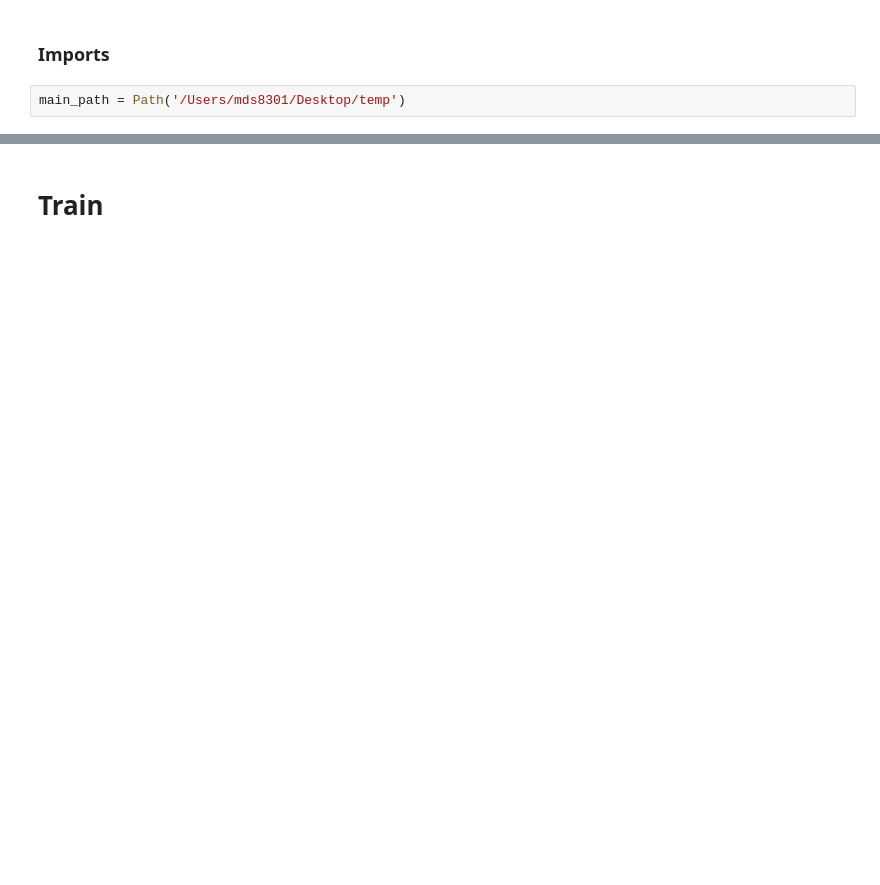
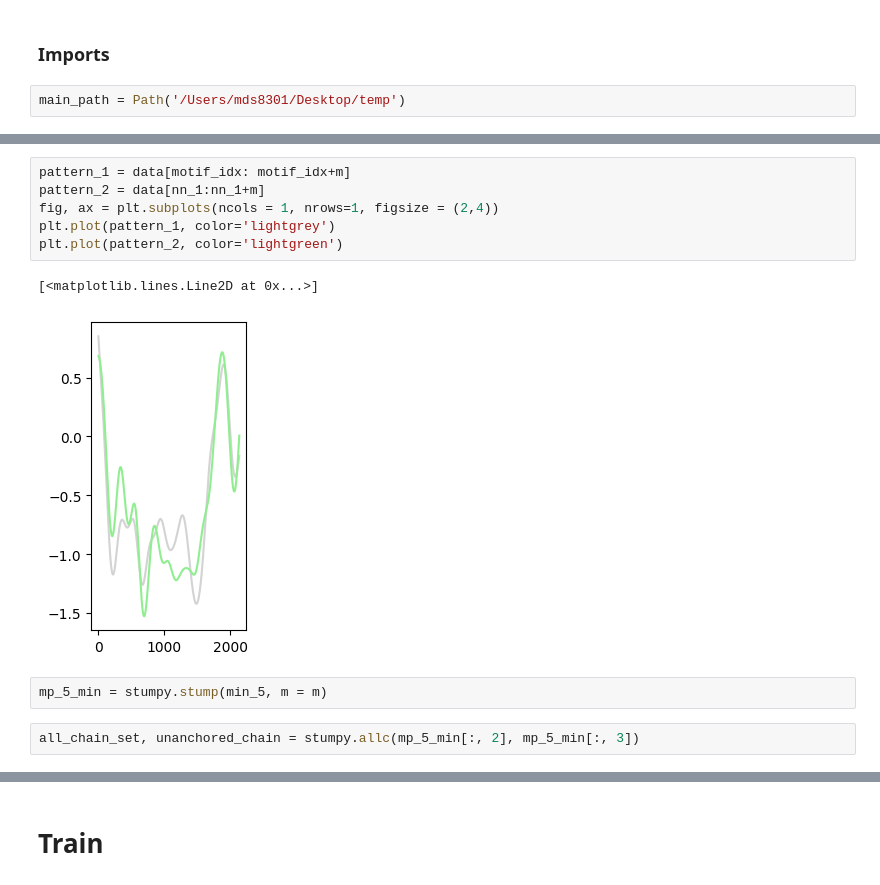
Before and after one commit to Mschaid/transphorm, a Jupyter notebook: notebooks/model_development_template.ipynb, the cells around one changed output, grey strips where cells are left out. Cells and saved outputs as stored; diff of their text form; blank space fills up the shorter version.

```diff
--- a/notebooks/model_development_template.ipynb
+++ b/notebooks/model_development_template.ipynb
@@ -40,0 +89,13 @@ tensor(True)
+# %%
+pattern_1 = data[motif_idx: motif_idx+m]
+pattern_2 = data[nn_1:nn_1+m]
+fig, ax = plt.subplots(ncols = 1, nrows=1, figsize = (2,4))
+plt.plot(pattern_1, color='lightgrey')
+plt.plot(pattern_2, color='lightgreen')
+# %% [output]
+[<matplotlib.lines.Line2D at 0x...>]
+[figure, added]
+# %%
+mp_5_min = stumpy.stump(min_5, m = m)
+# %%
+all_chain_set, unanchored_chain = stumpy.allc(mp_5_min[:, 2], mp_5_min[:, 3])
```
Also changed, not shown: parts of 23 cells of this notebook, 12 other files.
